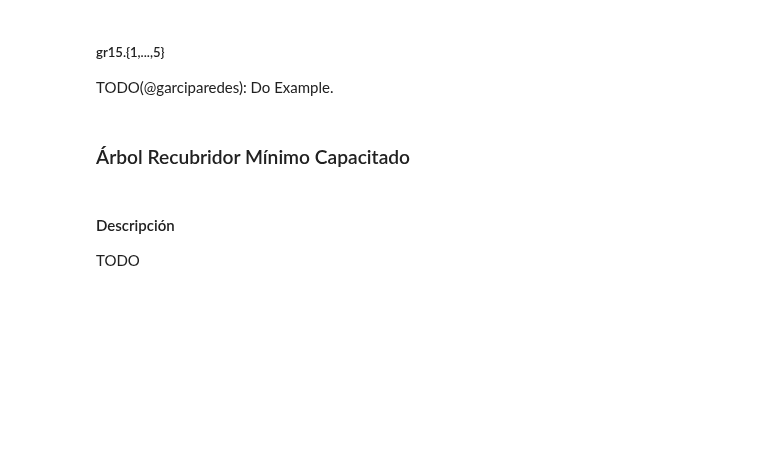
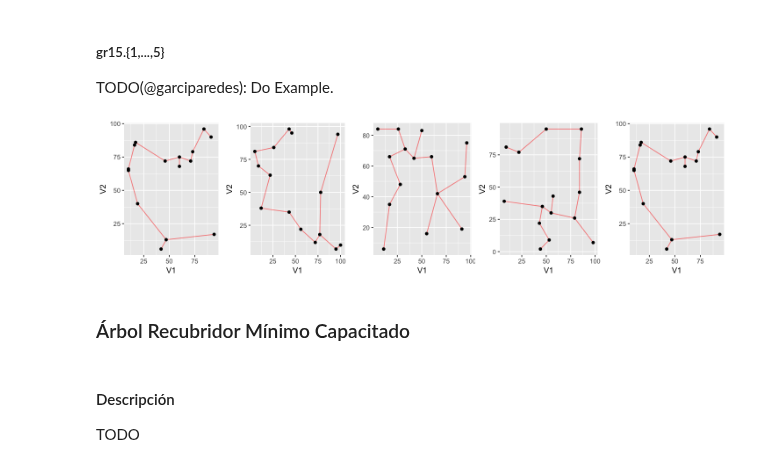
Before and after one commit to garciparedes/integer-programming-heuristics, a Jupyter notebook: integer-programming-network-heuristics.ipynb, the cells around one changed output. Cells and saved outputs as stored; diff of their text form; code cells hidden in the pictures; blank space fills up the shorter version.

```diff
--- a/integer-programming-network-heuristics.ipynb
+++ b/integer-programming-network-heuristics.ipynb
@@ -391,6 +455,24 @@ TODO(@garciparedes): Do Example.
 ##### gr15.{1,...,5}
 
 TODO(@garciparedes): Do Example.
+# %%
+options(repr.plot.width = 12, repr.plot.height = 3)
+
+c("gr15_1.dat", "gr15_2.dat", "gr15_3.dat", "gr15_4.dat", "gr15_5.dat")  %>%
+lapply(function(f) {
+    p <- f %>%
+    { paste0(dataset.folder, .) } %>%
+    ReadCoordinatedFile()
+    y <- SolveMinimumSpanningTree(dist(p))
+    cbind(p[y[,1], ], p[y[,2], ]) %>%
+    as.data.frame %>%
+    ggplot() +
+        geom_segment(aes(x = V1, y = V2, xend = V3, yend = V4),colour="red",alpha=0.5) +
+        geom_point(data = as.data.frame(p), aes(x = V1, y = V2))
+}) %>%
+{ do.call("grid.arrange", c(., ncol = 5)) }
+# %% [output]
+[figure, added]
 # %% [markdown]
 ### Árbol Recubridor Mínimo Capacitado
 # %% [markdown]
```
Also changed, not shown: parts of 10 cells of this notebook.
